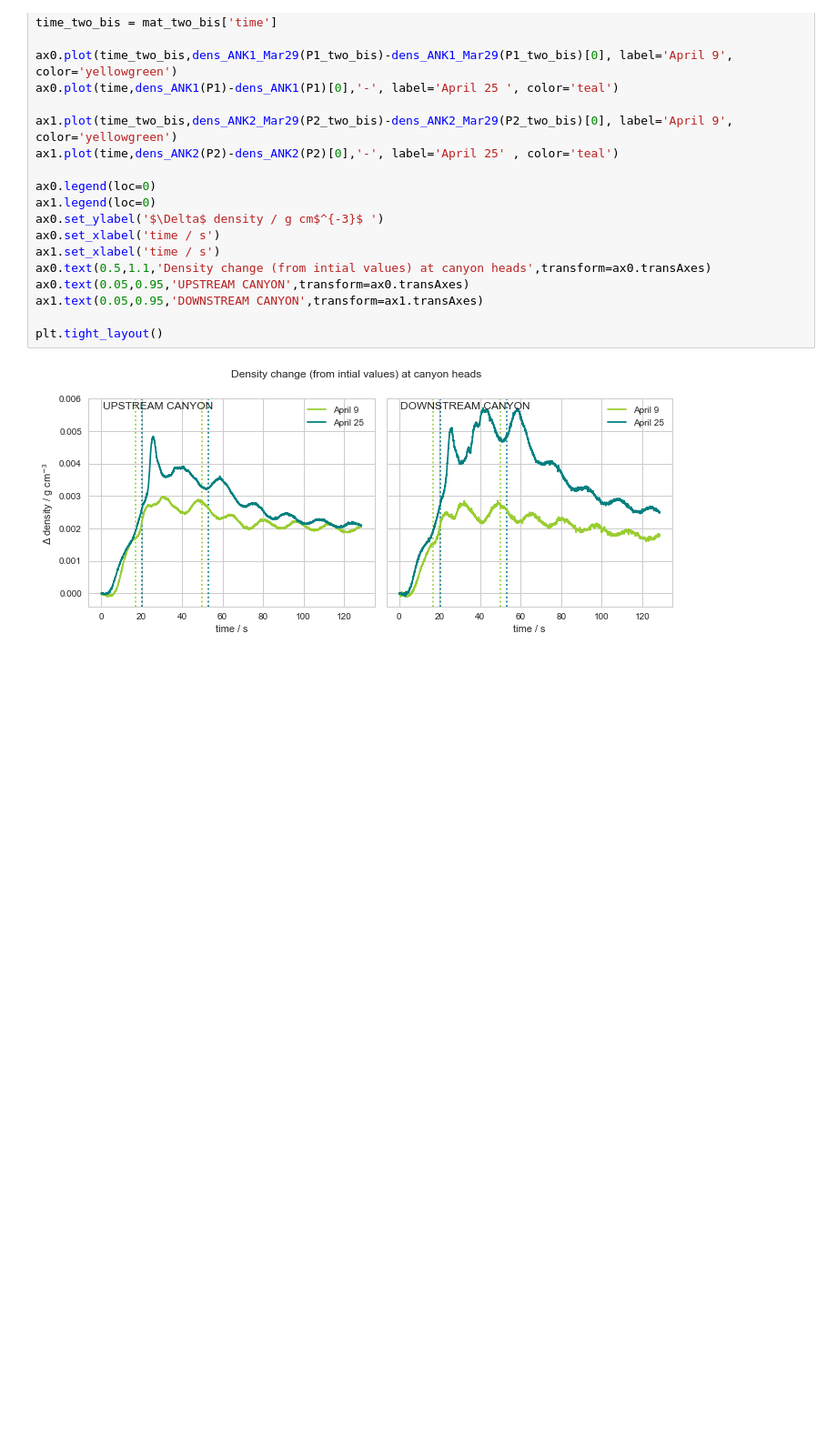
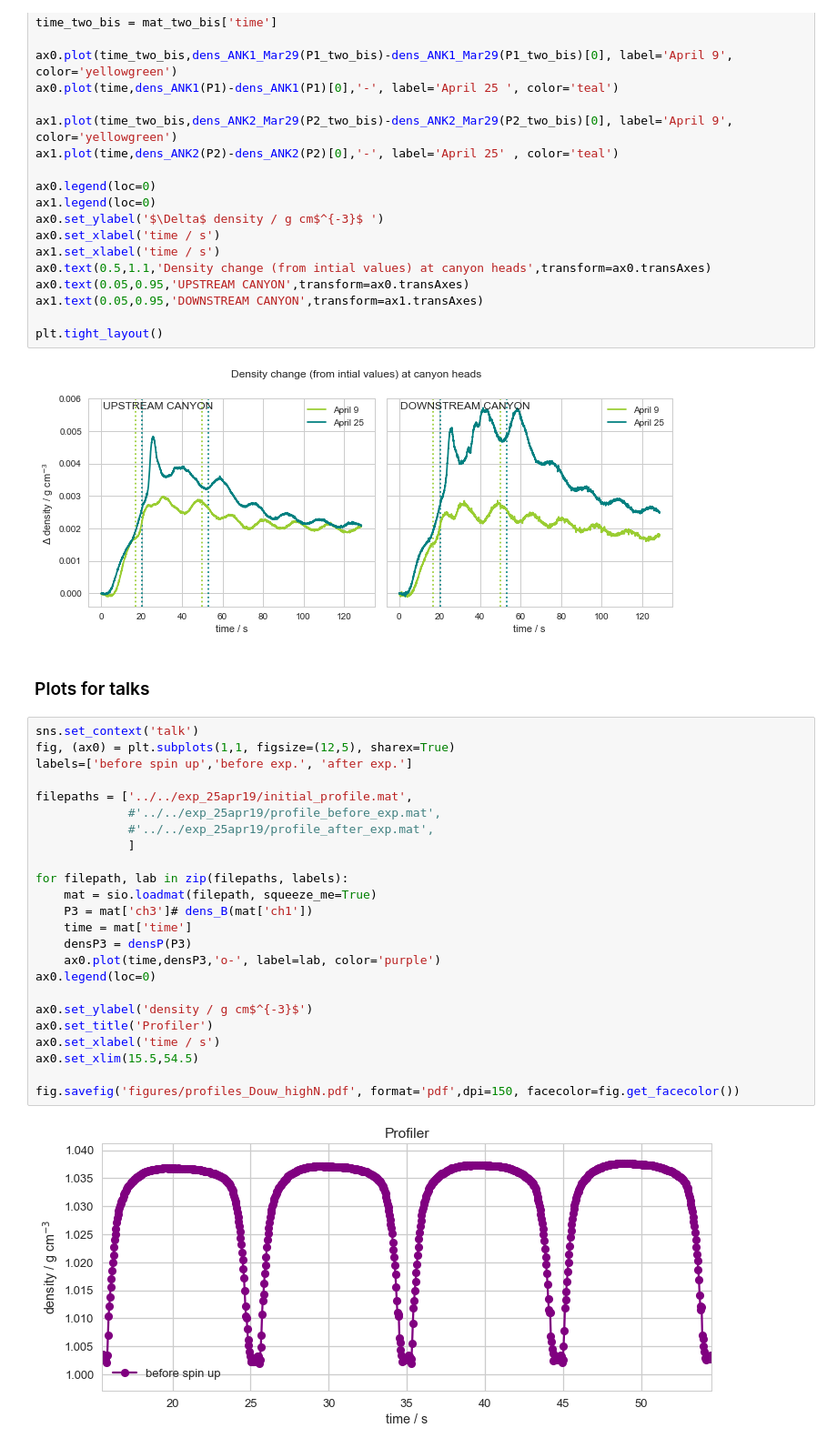
Before and after one commit to UBC-MOAD/MultipleCanyons, a Jupyter notebook: lab/Conduino/Calibration/notebooks/exp_25apr19.ipynb, the cells around one changed output. Shown at 91% size. Cells and saved outputs as stored; diff of their text form; blank space fills up the shorter version.

```diff
--- a/lab/Conduino/Calibration/notebooks/exp_25apr19.ipynb
+++ b/lab/Conduino/Calibration/notebooks/exp_25apr19.ipynb
@@ -386,3 +388,31 @@ ax1.text(0.05,0.95,'DOWNSTREAM CANYON',transform=ax1.transAxes)
 plt.tight_layout()
 # %% [output]
 [figure]
+# %% [markdown]
+### Plots for talks
+# %%
+sns.set_context('talk')
+fig, (ax0) = plt.subplots(1,1, figsize=(12,5), sharex=True)
+labels=['before spin up','before exp.', 'after exp.']
+
+filepaths = ['../../exp_25apr19/initial_profile.mat',
+             #'../../exp_25apr19/profile_before_exp.mat',
+             #'../../exp_25apr19/profile_after_exp.mat',
+             ]
+
+for filepath, lab in zip(filepaths, labels):
+    mat = sio.loadmat(filepath, squeeze_me=True)
+    P3 = mat['ch3']# dens_B(mat['ch1'])
+    time = mat['time']
+    densP3 = densP(P3)
+    ax0.plot(time,densP3,'o-', label=lab, color='purple')
+ax0.legend(loc=0)
+
+ax0.set_ylabel('density / g cm$^{-3}$')
+ax0.set_title('Profiler')
+ax0.set_xlabel('time / s')
+ax0.set_xlim(15.5,54.5)
+
+fig.savefig('figures/profiles_Douw_highN.pdf', format='pdf',dpi=150, facecolor=fig.get_facecolor())
+# %% [output]
+[figure, added]
```
Also changed, not shown: parts of 6 cells of this notebook, 3 other files.
